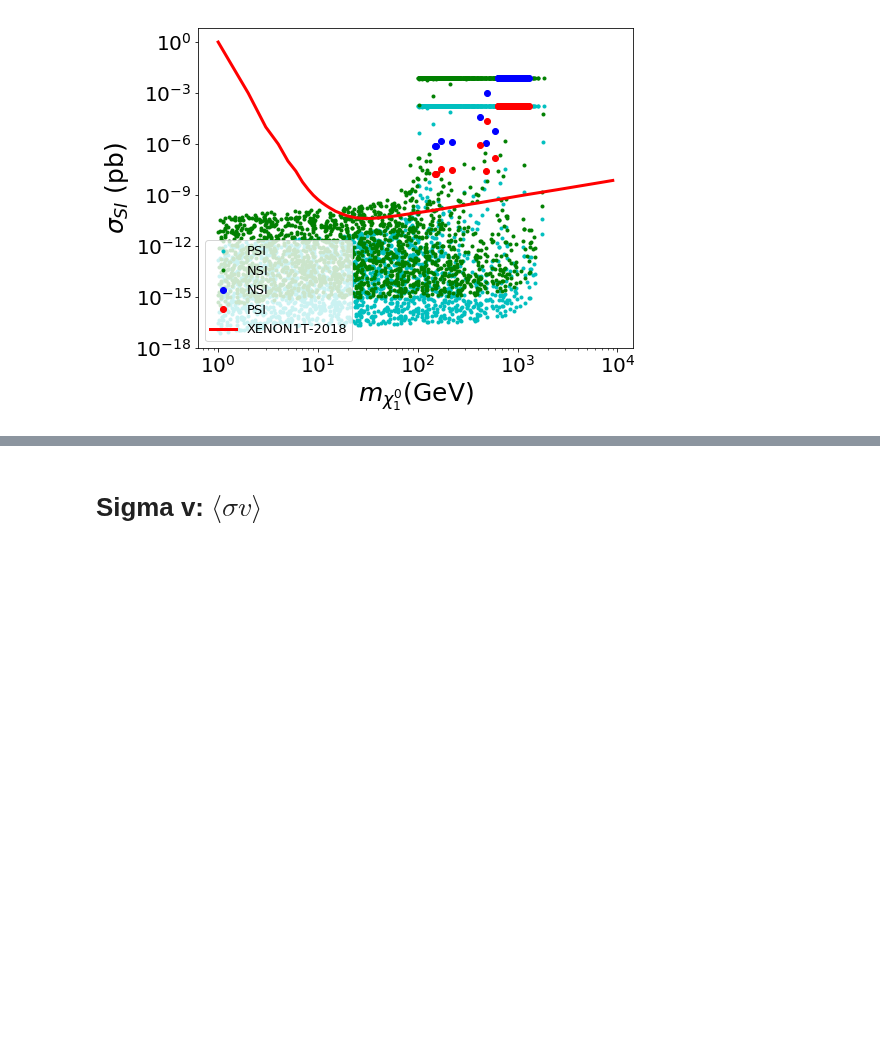
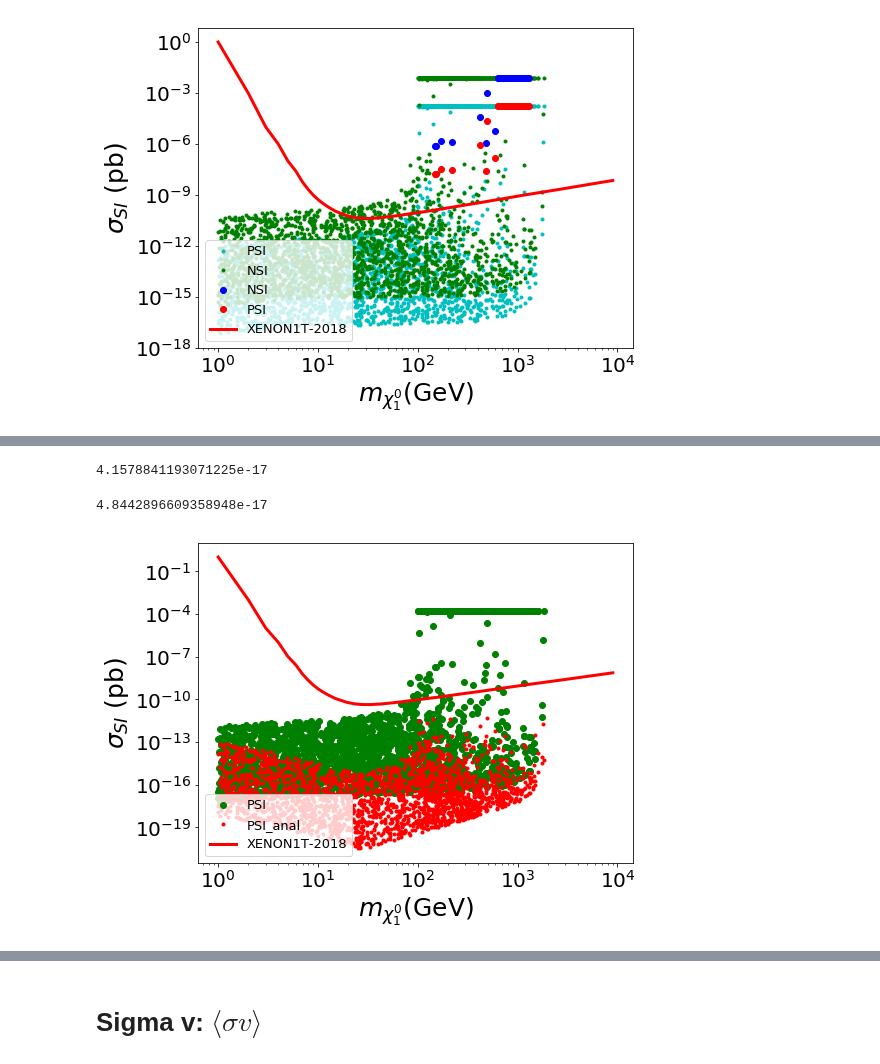
Before and after one commit to anferivera/SDdiracDM, a Jupyter notebook: run-model-MDvsVS-hc01hd001.ipynb, the cells around one changed output, grey strips where cells are left out. Saved outputs shown, nothing was run; the diff lists cells and outputs as text; code cells hidden in the pictures; blank space fills up the shorter version.

```diff
--- a/run-model-MDvsVS-hc01hd001.ipynb
+++ b/run-model-MDvsVS-hc01hd001.ipynb
@@ -440,0 +467,44 @@ plt.tight_layout()
+# %%
+sigmaSI_analytic(0.9,100.,125.,246.22)
+# %% [output]
+4.1578841193071225e-17
+# %%
+sigmaSI_analytic(0.939, xd.mChi1[0],xd.mh1[0],xd.vevSM[0])
+# %% [output]
+4.8442896609358948e-17
+# %%
+#Parameters
+fN = 0.25
+v = 246.
+#nucleon mass (proton)
+MNC = 938.27*1e-3
+## GeV-2 to cm-2
+#http://www.saha.ac.in/theory/palashbaran.pal/conv.html
+GeVtomin2topb = (5.06*1e+13)**(-2)*1e+36
+# %%
+xd['PSI_anal'] = ((MNC*xd.mChi1/(MNC+xd.mChi1))**2/np.pi)\
+*(MNC*fN/xd.vevSM*(xd.YRD*xd.XU12*xd.XV11/(np.sqrt(2)*xd.mh1**2)))**2*GeVtomin2topb
+# %%
+xd['PSI_anal'] = ((MNC*xd.mChi1/(MNC+xd.mChi1))**2/np.pi)\
+*(MNC*fN/xd.vevSM)**2*(xd.YRD*xd.XU12*xd.XV11/np.sqrt(2)*(1./xd.mh1**2))**2*GeVtomin2topb
+# %%
+plt.figure(figsize=(8,6))
+
+plt.loglog(xd.mChi1, xd.PSI, 'go')
+plt.loglog(xd.mChi1, xd.PSI_anal, 'r.')
+
+n=np.arange(1,9000)
+plt.loglog(n,XENON1T(n)*1e+36,'r-',lw=3,label='XENON1T-2018')
+
+plt.xlabel(r'$m_{\chi^0_1}$(GeV)',size=25)
+plt.ylabel(r'$\sigma_{SI} $ (pb)',size=25)
+plt.legend(prop={'size':13},loc='lower left')
+#plt.ylim(1e-16,3e-7)
+
+#plt.xlim(30.,2.0E3)
+#plt.grid()
+
+plt.tight_layout()
+#plt.savefig('plots/sigmaSI_with_neutrino_physics.pdf')
+# %% [output]
+[figure, added]
```
Also changed, not shown: parts of 13 cells of this notebook, 2 other files.
